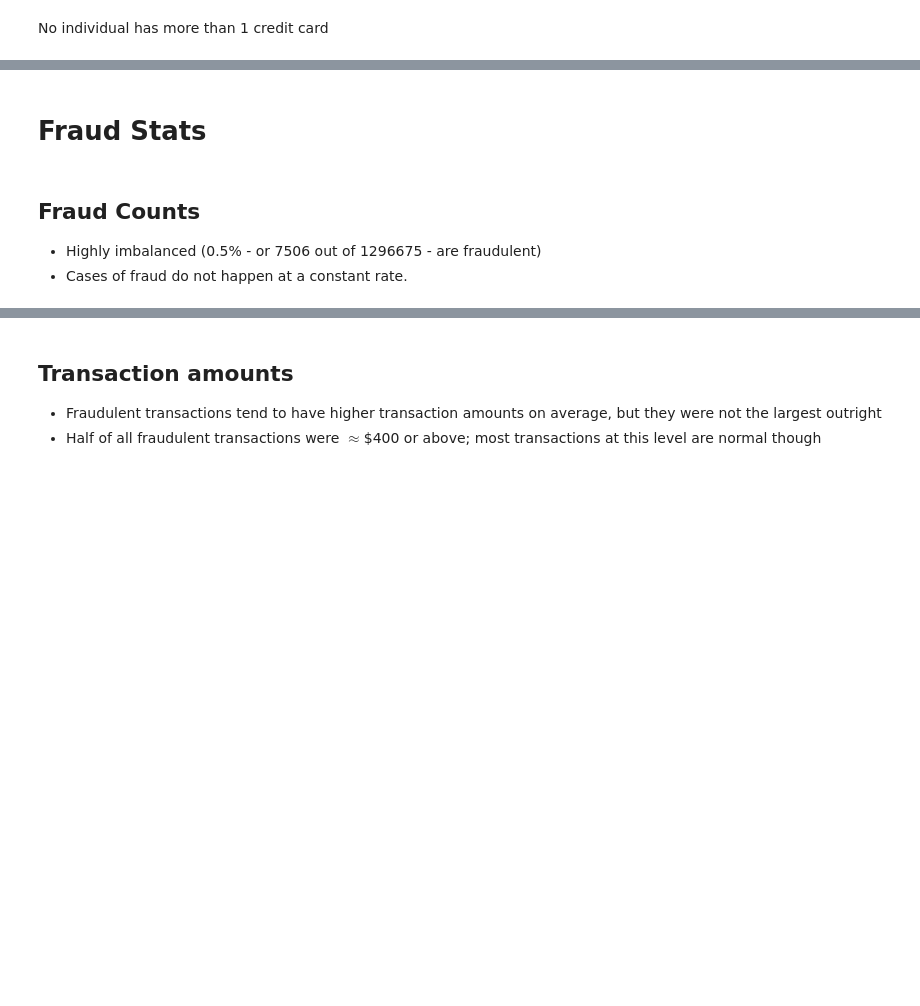
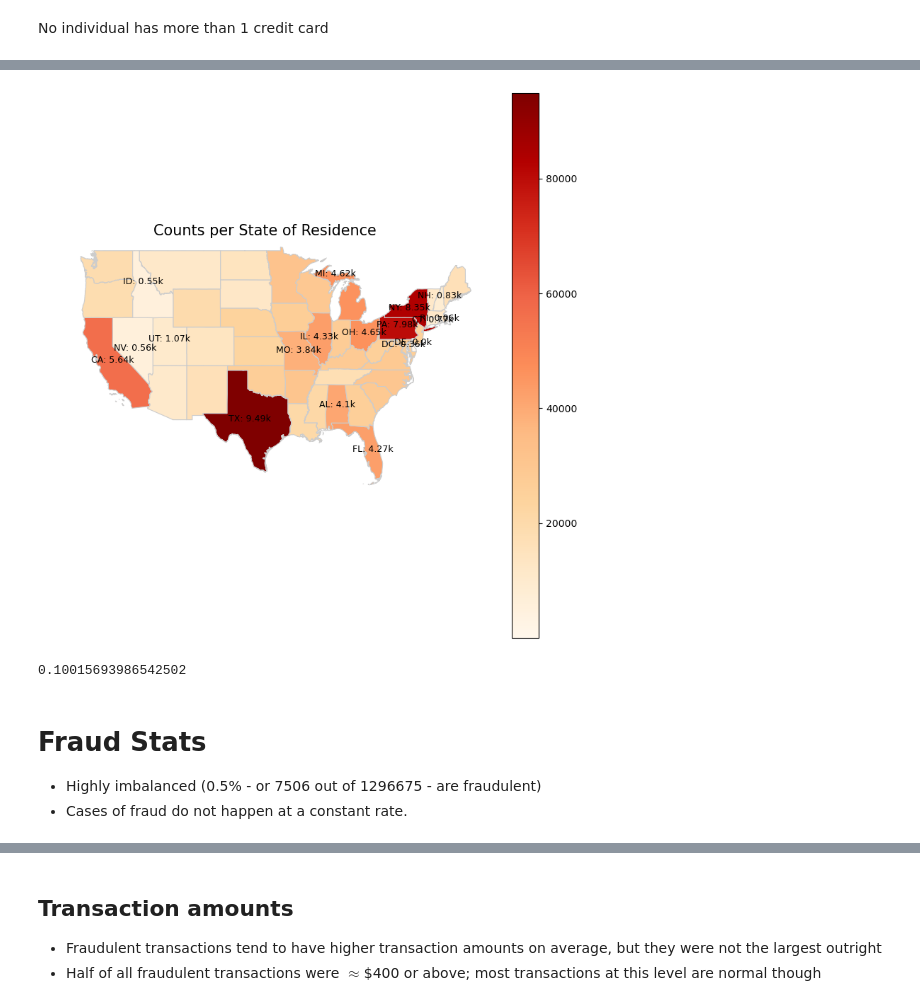
Before and after one commit to glebpnkv/fin_crime, a Jupyter notebook: 1_eda.ipynb, the cells around one changed output, grey strips where cells are left out. Saved outputs shown, nothing was run; the diff lists cells and outputs as text; code cells hidden in the pictures; blank space fills up the shorter version.

Commit message:
EDA notebook with plots

```diff
--- a/1_eda.ipynb
+++ b/1_eda.ipynb
@@ -38,6 +36,8 @@ with zipfile.ZipFile(io.BytesIO(response.content)) as z:
 # Data
 # %%
 df = pd.read_parquet(cur_file_path)
+# %%
+df_usa = gpd.read_file(os.path.join(cache_dir, 'states_shp/cb_2018_us_state_500k.shp'))
 # %%
 df["distance"] = np.linalg.norm(
     df[["lat", "long"]].values - df[["merch_lat", "merch_long"]].values,
@@ -48,6 +48,22 @@ df["distance"] = np.linalg.norm(
 df["age_at_transaction"] = (df["trans_date_trans_time"] - df["dob"]) / pd.Timedelta("365d")
 # %%
 df["trans_hour"] = df["trans_date_trans_time"].dt.hour
+# %%
+dfg_card = gpd.GeoDataFrame(
+    df[['trans_num', 'long', 'lat']],
+    geometry=gpd.points_from_xy(df['long'], df['lat']),
+    crs="EPSG:4269"
+)
+
+dfg_merch = gpd.GeoDataFrame(
+    df[['trans_num', 'merch_long', 'merch_lat']],
+    geometry=gpd.points_from_xy(df['merch_long'], df['merch_lat']),
+    crs="EPSG:4269"
+)
+# %%
+df["card_state"] = gpd.sjoin(dfg_card, df_usa[['STUSPS', 'geometry']], how='left')["STUSPS"]
+df["merchant_state"] = gpd.sjoin(dfg_merch, df_usa[['STUSPS', 'geometry']], how='left')["STUSPS"]
+df["merchant_state"] = df["merchant_state"].fillna("NaN")
 # %% [markdown]
 # Data Familiarisation
 # %% [markdown]
@@ -87,6 +162,5 @@ df_plot.head(15)
 # %%
-usa = gpd.read_file(os.path.join(cache_dir, 'states_shp/cb_2018_us_state_500k.shp'))
-merged = usa.merge(df_plot, left_on="STUSPS", right_index=True)
+merged = df_usa.merge(df_plot, left_on="STUSPS", right_index=True)
 merged = merged.sort_values(by='Count', ascending=False)
 
 fig, ax = plt.subplots(1, 1, figsize=(10, 10))
@@ -96,40 +170,45 @@ merged.plot(
     linewidth=0.8,
     ax=ax,
     edgecolor='0.8',
     legend=True
 )
 # Remove axis off
 ax.axis('off')
 ax.set_xlim([-130, -65])
 ax.set_ylim([24, 50])
 
 # Add a title
 ax.set_title('Counts per State of Residence', fontdict={'fontsize': '15', 'fontweight' : '3'})
 
 merged['coords'] = merged['geometry'].apply(lambda x: x.representative_point().coords[:])
 merged['coords'] = [coords[0] for coords in merged['coords']]
-for idx, row in merged.head(10).iterrows():
+for _, row in merged.head(10).iterrows():
     plt.annotate(
         text=f"{row['STUSPS']}: {round(row['Count']/10_000, 2) }k",
         xy=row['coords'],
         horizontalalignment='center',
         fontsize=9
     )
 
-for idx, row in merged.tail(10).iterrows():
+for _, row in merged.tail(10).iterrows():
     plt.annotate(
         text=f"{row['STUSPS']}: {round(row['Count']/10_000, 2) }k",
         xy=row['coords'],
         horizontalalignment='center',
         fontsize=9
     )
 
 plt.show()
+# %% [output]
+[figure, added]
+# %%
+(df['merchant_state'] == 'NaN').mean()
+# %% [output]
+0.10015693986542502
 # %% [markdown]
 # Fraud Stats
+
+- Highly imbalanced (0.5% - or 7506 out of 1296675 - are fraudulent)
+- Cases of fraud do not happen at a constant rate.
-# %% [markdown]
-## Fraud Counts
-- Highly imbalanced (0.5% - or 7506 out of 1296675 - are fraudulent)
-- Cases of fraud do not happen at a constant rate.
 # %%
 df["is_fraud"].describe(), df["is_fraud"].sum()
```
Also changed, not shown: parts of 39 cells of this notebook.
